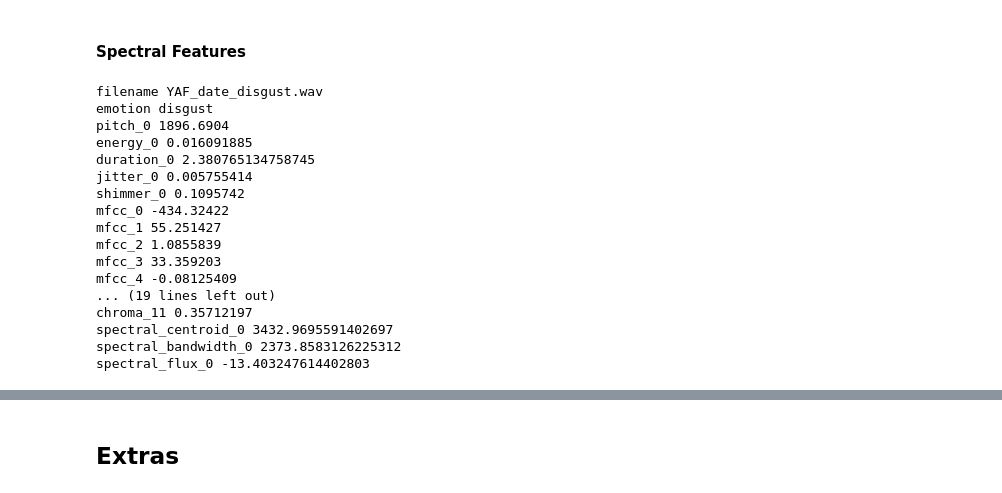
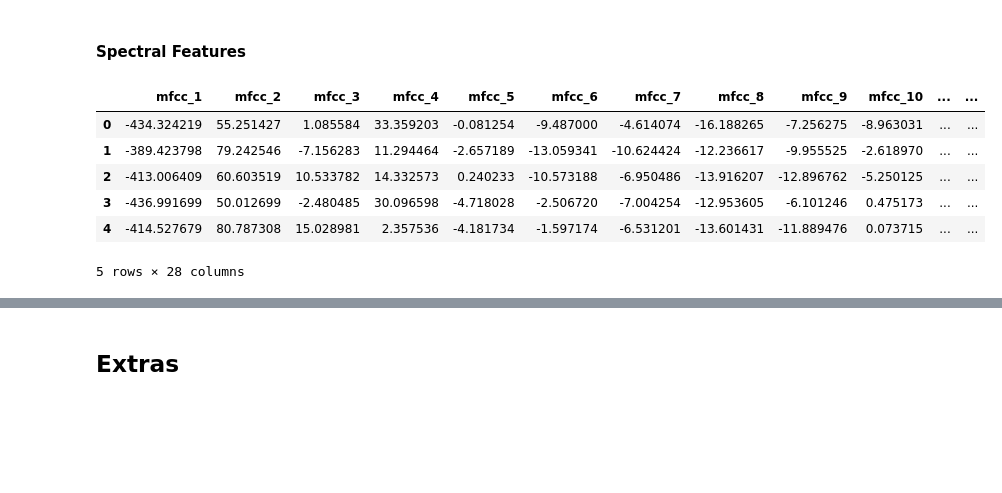
Before and after one commit to brunomfernandes45/emotion-detection, a Jupyter notebook: notebook.ipynb, the cells around one changed output, grey strips where cells are left out. Cells and saved outputs as stored; diff of their text form; code cells hidden in the pictures; blank space fills up the shorter version.

```diff
--- a/notebook.ipynb
+++ b/notebook.ipynb
@@ -834,25 +908,3 @@ feature_extraction_functions = {
 }
 # %%
 feature_df = create_feature_dataframe_from_df(df, feature_extraction_functions)
-# %%
-# print all the columns of the first row by iterating over the columns
-for col in feature_df.columns:
-    print(col, feature_df[col][0])
-# %% [output]
-filename YAF_date_disgust.wav
-emotion disgust
-pitch_0 1896.6904
-energy_0 0.016091885
-duration_0 2.380765134758745
-jitter_0 0.005755414
-shimmer_0 0.1095742
-mfcc_0 -434.32422
-mfcc_1 55.251427
-mfcc_2 1.0855839
-mfcc_3 33.359203
-mfcc_4 -0.08125409
-... (19 lines left out)
-chroma_11 0.35712197
-spectral_centroid_0 3432.9695591402697
-spectral_bandwidth_0 2373.8583126225312
-spectral_flux_0 -13.403247614402803
@@ -858,0 +1017,10 @@ spectral_flux_0 -13.403247614402803
+# %%
+features_df.head()
+# %% [output]
+|  | mfcc_1 | mfcc_2 | mfcc_3 | mfcc_4 | mfcc_5 | mfcc_6 | mfcc_7 | mfcc_8 | mfcc_9 | mfcc_10 | ... | ... |
+| 0 | -434.324219 | 55.251427 | 1.085584 | 33.359203 | -0.081254 | -9.487000 | -4.614074 | -16.188265 | -7.256275 | -8.963031 | ... | ... |
+| 1 | -389.423798 | 79.242546 | -7.156283 | 11.294464 | -2.657189 | -13.059341 | -10.624424 | -12.236617 | -9.955525 | -2.618970 | ... | ... |
+| 2 | -413.006409 | 60.603519 | 10.533782 | 14.332573 | 0.240233 | -10.573188 | -6.950486 | -13.916207 | -12.896762 | -5.250125 | ... | ... |
+| 3 | -436.991699 | 50.012699 | -2.480485 | 30.096598 | -4.718028 | -2.506720 | -7.004254 | -12.953605 | -6.101246 | 0.475173 | ... | ... |
+| 4 | -414.527679 | 80.787308 | 15.028981 | 2.357536 | -4.181734 | -1.597174 | -6.531201 | -13.601431 | -11.889476 | 0.073715 | ... | ... |
+5 rows × 28 columns
```
Also changed, not shown: parts of 18 cells of this notebook.
